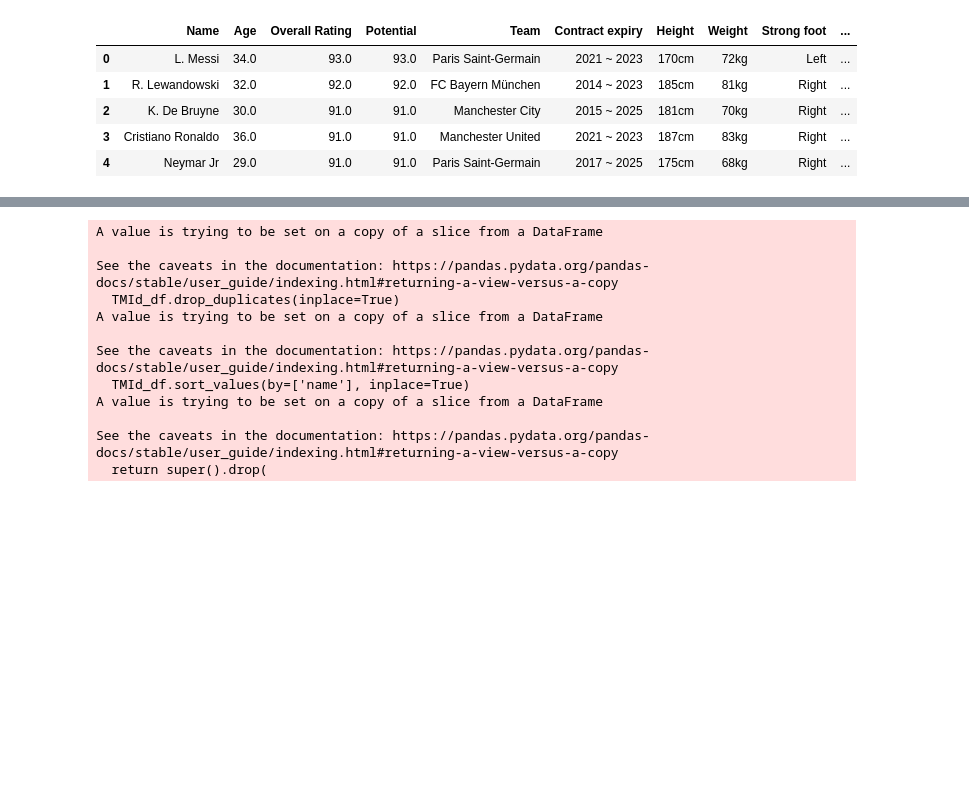
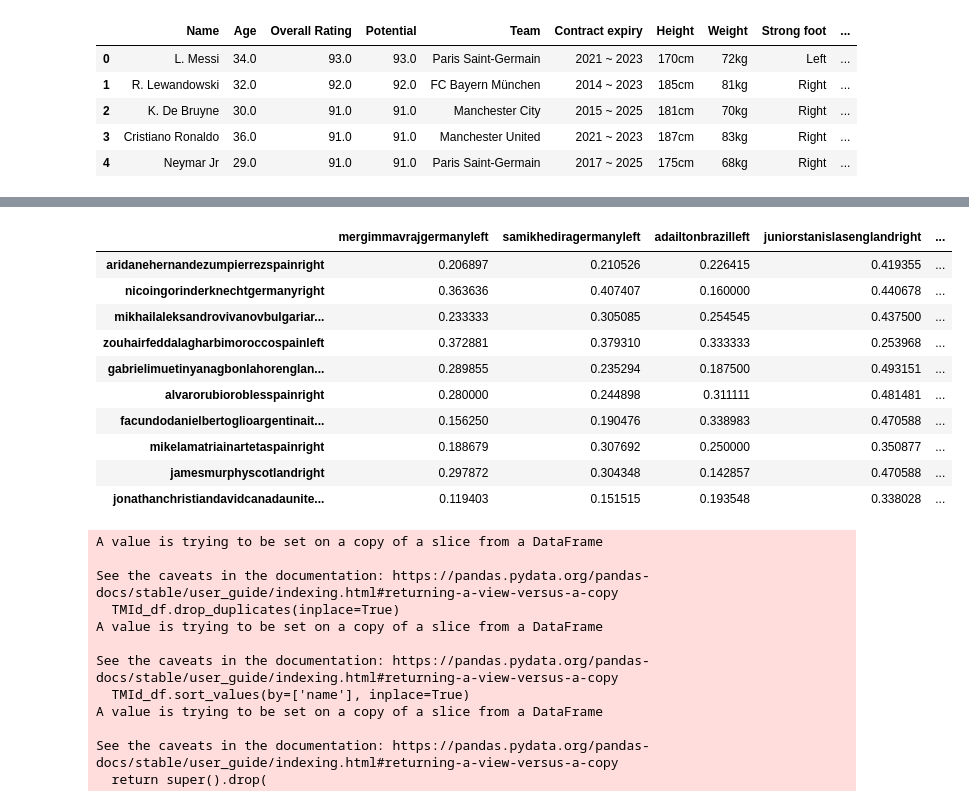
Before and after one commit to SravanRajupalem/FootballPredictions, a Jupyter notebook: 17b. Consolidate Profile Data - TM.ipynb, the cells around one changed output, grey strips where cells are left out. Drawn from its saved outputs; the diff is of its cells as text; code cells hidden in the pictures; blank space fills up the shorter version.

Commit message:
Creating similarity df

```diff
--- a/17b. Consolidate Profile Data - TM.ipynb
+++ b/17b. Consolidate Profile Data - TM.ipynb
@@ -132,3 +130,23 @@ def similar(a, b):
+# %%
+similarity_df = pd.DataFrame([])
+
+for profile in uid_player_profiles:
+    for weight in uid_player_weights:
+        similarity_df.loc[profile, weight] = similar(profile, weight)
+# %%
+similarity_df
+# %% [output]
+|  | mergimmavrajgermanyleft | samikhediragermanyleft | adailtonbrazilleft | juniorstanislasenglandright | ... |
+| aridanehernandezumpierrezspainright | 0.206897 | 0.210526 | 0.226415 | 0.419355 | ... |
+| nicoingorinderknechtgermanyright | 0.363636 | 0.407407 | 0.160000 | 0.440678 | ... |
+| mikhailaleksandrovivanovbulgariar... | 0.233333 | 0.305085 | 0.254545 | 0.437500 | ... |
+| zouhairfeddalagharbimoroccospainleft | 0.372881 | 0.379310 | 0.333333 | 0.253968 | ... |
+| gabrielimuetinyanagbonlahorenglan... | 0.289855 | 0.235294 | 0.187500 | 0.493151 | ... |
+| alvarorubioroblesspainright | 0.280000 | 0.244898 | 0.311111 | 0.481481 | ... |
+| facundodanielbertoglioargentinait... | 0.156250 | 0.190476 | 0.338983 | 0.470588 | ... |
+| mikelamatriainartetaspainright | 0.188679 | 0.307692 | 0.250000 | 0.350877 | ... |
+| jamesmurphyscotlandright | 0.297872 | 0.304348 | 0.142857 | 0.470588 | ... |
+| jonathanchristiandavidcanadaunite... | 0.119403 | 0.151515 | 0.193548 | 0.338028 | ... |
 # %%
 
 
```
Also changed, not shown: parts of 2 cells of this notebook, 1 other file.
